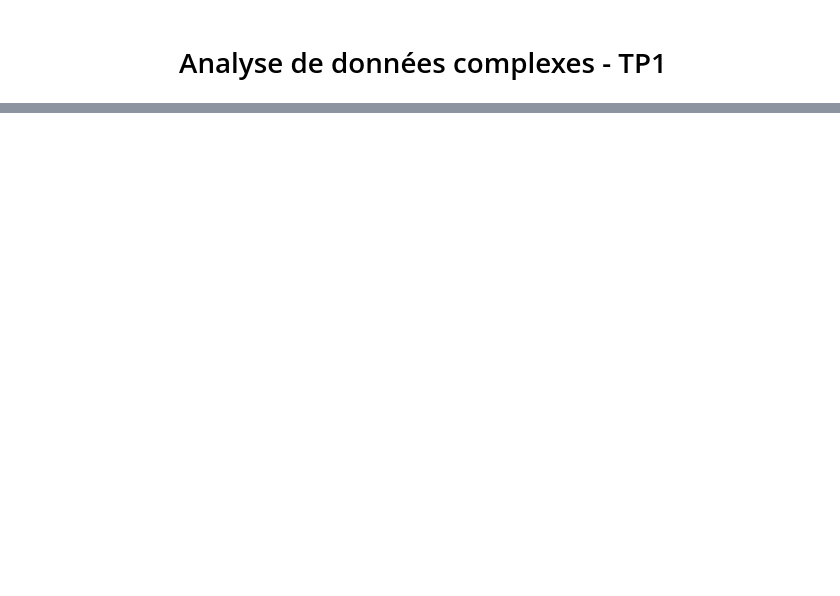
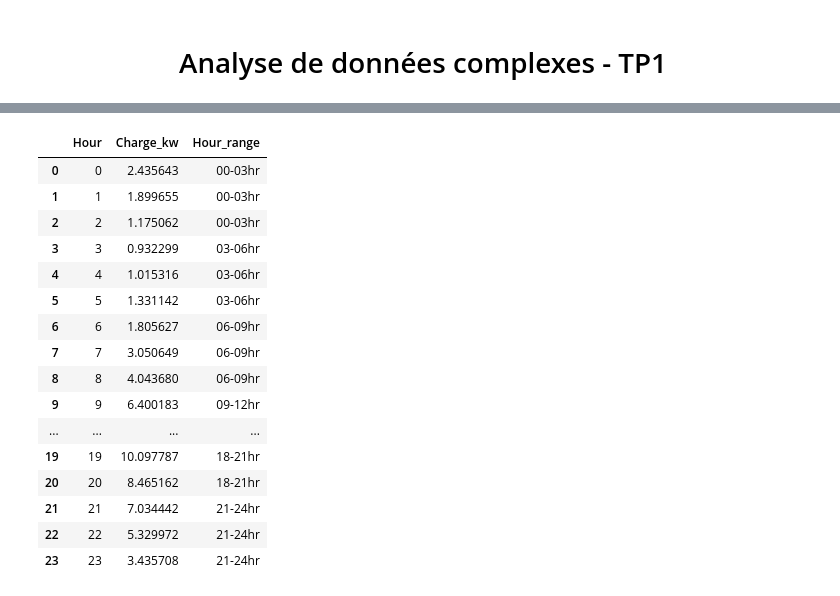
Before and after one commit to Techneb/Barbie, a Jupyter notebook: TP1 - Benchetrit-Laborde - Analyse de données complexes.ipynb, the cells around one changed output, grey strips where cells are left out. Drawn from its saved outputs; the diff is of its cells as text; code cells hidden in the pictures; blank space fills up the shorter version.

```diff
--- a/TP1 - Benchetrit-Laborde - Analyse de données complexes.ipynb
+++ b/TP1 - Benchetrit-Laborde - Analyse de données complexes.ipynb
@@ -6,0 +93,28 @@ import pandas as pd
+# %%
+bins = np.linspace(0, 24, 9)
+binranges = ['00-03hr', '03-06hr', '06-09hr',
+            '09-12hr', '12-15hr', '15-18hr',
+            '18-21hr', '21-24hr']
+digitized = np.digitize(conso_per_hour.Hour, bins)
+conso_per_hour['Hour_range'] = digitized
+for (i, binrange) in enumerate(binranges):
+    conso_per_hour.Hour_range.replace({i+1: binrange}, inplace=True)
+conso_per_hour
+# %% [output]
+|  | Hour | Charge_kw | Hour_range |
+| 0 | 0 | 2.435643 | 00-03hr |
+| 1 | 1 | 1.899655 | 00-03hr |
+| 2 | 2 | 1.175062 | 00-03hr |
+| 3 | 3 | 0.932299 | 03-06hr |
+| 4 | 4 | 1.015316 | 03-06hr |
+| 5 | 5 | 1.331142 | 03-06hr |
+| 6 | 6 | 1.805627 | 06-09hr |
+| 7 | 7 | 3.050649 | 06-09hr |
+| 8 | 8 | 4.043680 | 06-09hr |
+| 9 | 9 | 6.400183 | 09-12hr |
+| ... | ... | ... | ... |
+| 19 | 19 | 10.097787 | 18-21hr |
+| 20 | 20 | 8.465162 | 18-21hr |
+| 21 | 21 | 7.034442 | 21-24hr |
+| 22 | 22 | 5.329972 | 21-24hr |
+| 23 | 23 | 3.435708 | 21-24hr |
```
Also changed, not shown: parts of 19 cells of this notebook.
